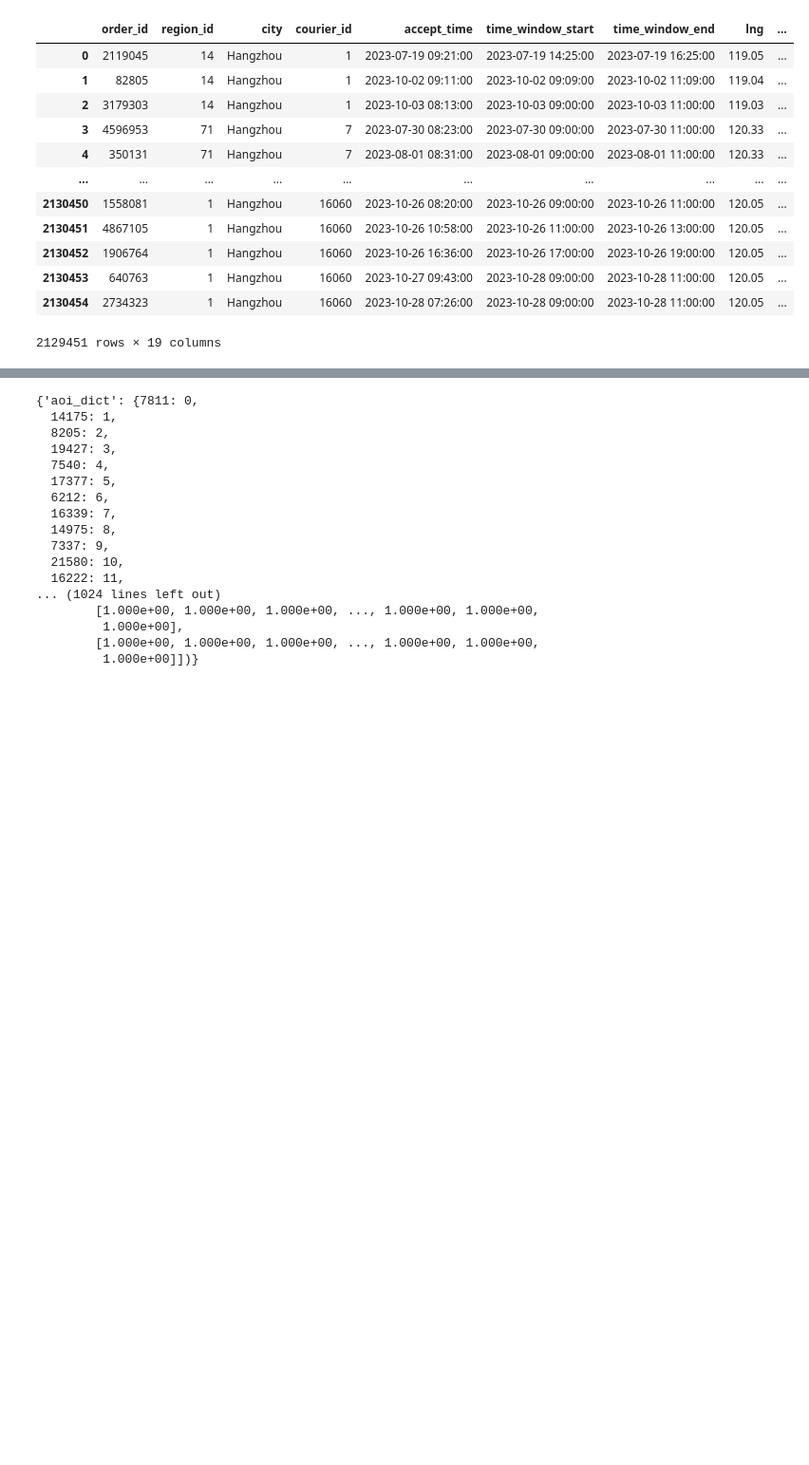
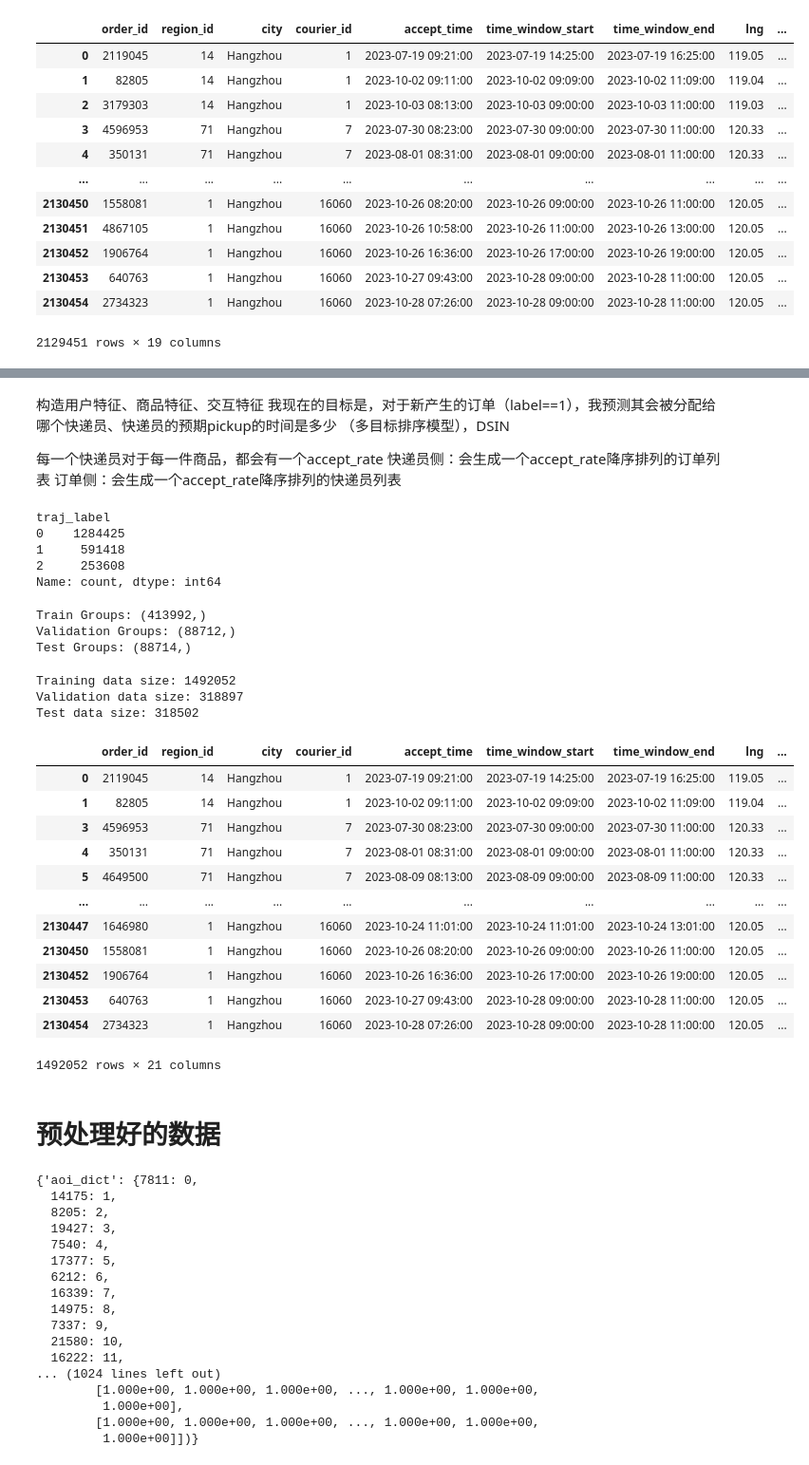
Before and after one commit to Elllllllvin/LaDe, a Jupyter notebook: elvin/dataAnalysis.ipynb, the cells around one changed output, grey strips where cells are left out. Shown: that part at 95% size. Cells and saved outputs as stored; diff of their text form; code cells hidden in the pictures; blank space fills up the shorter version.

Commit message:
Update dataAnalysis.ipynb
0524

```diff
--- a/elvin/dataAnalysis.ipynb
+++ b/elvin/dataAnalysis.ipynb
@@ -308,0 +294,78 @@ See the caveats in the documentation: https://pandas.pydata.org/pandas-docs/stab
+# %% [markdown]
+构造用户特征、商品特征、交互特征
+我现在的目标是，对于新产生的订单（label==1），我预测其会被分配给哪个快递员、快递员的预期pickup的时间是多少
+（多目标排序模型），DSIN
+
+每一个快递员对于每一件商品，都会有一个accept_rate
+快递员侧：会生成一个accept_rate降序排列的订单列表
+订单侧：会生成一个accept_rate降序排列的快递员列表
+# %%
+pickup_data['traj_label'].value_counts()
+# traj_label
+# 0    1284425   # 路径中订单
+# 1     591418   # 路径中最后一个订单
+# 2     253608   # 路径中第一个订单
+# Name: count, dtype: int64
+
+
+# 所以，只有一个订单的group共有591418-253608=338200个，
+# %% [output]
+traj_label
+0    1284425
+1     591418
+2     253608
+Name: count, dtype: int64
+# %%
+import numpy as np
+groups = pickup_data['group_id'].unique()
+trn_data,val_data,tst_data = [],[],[]
+# 设置随机种子以确保结果可复现
+np.random.seed(2025)
+
+# 随机打乱分组
+shuffled_groups = np.random.permutation(groups)
+
+# 计算划分比例
+train_size = int(len(shuffled_groups) * 0.7)
+val_size = int(len(shuffled_groups) * 0.15)
+
+# 划分分组
+train_groups = shuffled_groups[:train_size]
+val_groups = shuffled_groups[train_size : train_size + val_size]
+test_groups = shuffled_groups[train_size + val_size:]
+
+# 打印划分结果
+print("Train Groups:", train_groups.shape)
+print("Validation Groups:", val_groups.shape)
+print("Test Groups:", test_groups.shape)
+# %% [output]
+Train Groups: (413992,)
+Validation Groups: (88712,)
+Test Groups: (88714,)
+# %%
+train_data = pickup_data[pickup_data['group_id'].isin(train_groups)]
+val_data = pickup_data[pickup_data['group_id'].isin(val_groups)]
+test_data = pickup_data[pickup_data['group_id'].isin(test_groups)]
+print("Training data size:", len(train_data))
+print("Validation data size:", len(val_data))
+print("Test data size:", len(test_data))
+# %% [output]
+Training data size: 1492052
+Validation data size: 318897
+Test data size: 318502
+# %%
+train_data
+# %% [output]
+|  | order_id | region_id | city | courier_id | accept_time | time_window_start | time_window_end | lng | ... |
+| 0 | 2119045 | 14 | Hangzhou | 1 | 2023-07-19 09:21:00 | 2023-07-19 14:25:00 | 2023-07-19 16:25:00 | 119.05 | ... |
+| 1 | 82805 | 14 | Hangzhou | 1 | 2023-10-02 09:11:00 | 2023-10-02 09:09:00 | 2023-10-02 11:09:00 | 119.04 | ... |
+| 3 | 4596953 | 71 | Hangzhou | 7 | 2023-07-30 08:23:00 | 2023-07-30 09:00:00 | 2023-07-30 11:00:00 | 120.33 | ... |
+| 4 | 350131 | 71 | Hangzhou | 7 | 2023-08-01 08:31:00 | 2023-08-01 09:00:00 | 2023-08-01 11:00:00 | 120.33 | ... |
+| 5 | 4649500 | 71 | Hangzhou | 7 | 2023-08-09 08:13:00 | 2023-08-09 09:00:00 | 2023-08-09 11:00:00 | 120.33 | ... |
+| ... | ... | ... | ... | ... | ... | ... | ... | ... | ... |
+| 2130447 | 1646980 | 1 | Hangzhou | 16060 | 2023-10-24 11:01:00 | 2023-10-24 11:01:00 | 2023-10-24 13:01:00 | 120.05 | ... |
+| 2130450 | 1558081 | 1 | Hangzhou | 16060 | 2023-10-26 08:20:00 | 2023-10-26 09:00:00 | 2023-10-26 11:00:00 | 120.05 | ... |
+| 2130452 | 1906764 | 1 | Hangzhou | 16060 | 2023-10-26 16:36:00 | 2023-10-26 17:00:00 | 2023-10-26 19:00:00 | 120.05 | ... |
+| 2130453 | 640763 | 1 | Hangzhou | 16060 | 2023-10-27 09:43:00 | 2023-10-28 09:00:00 | 2023-10-28 11:00:00 | 120.05 | ... |
+| 2130454 | 2734323 | 1 | Hangzhou | 16060 | 2023-10-28 07:26:00 | 2023-10-28 09:00:00 | 2023-10-28 11:00:00 | 120.05 | ... |
+1492052 rows × 21 columns
@@ -309,3 +566,5 @@ See the caveats in the documentation: https://pandas.pydata.org/pandas-docs/stab
+# %% [markdown]
+# 预处理好的数据
 # %%
 import numpy as np
 pickup_cq_aoi_feature = np.load('D:\\githubClone\\LaDe\\route_prediction\\data\\tmp\\pickup_cq\\aoi_feature.npy',allow_pickle=True)
```
Also changed, not shown: parts of 18 cells of this notebook.
